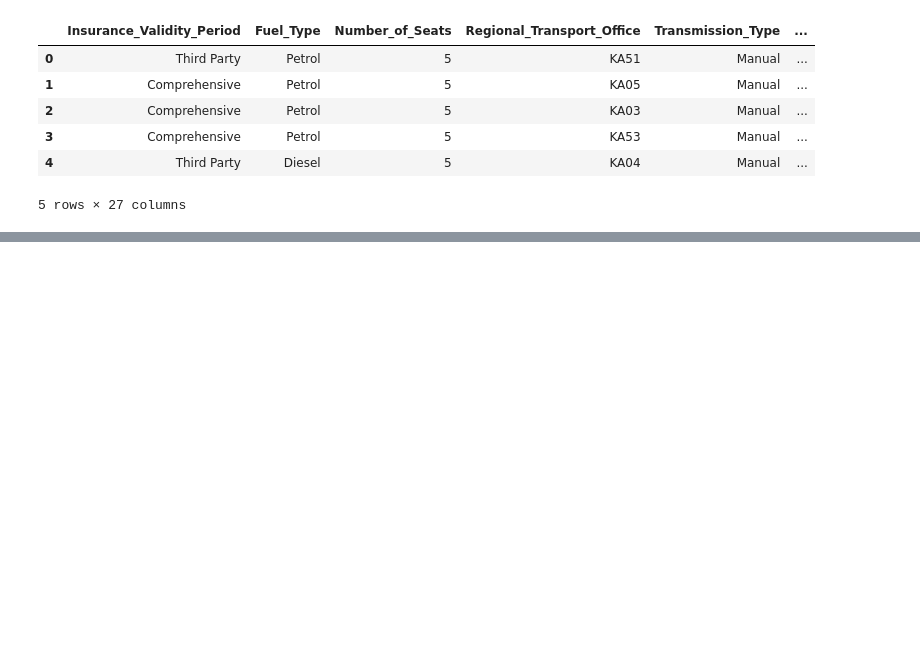
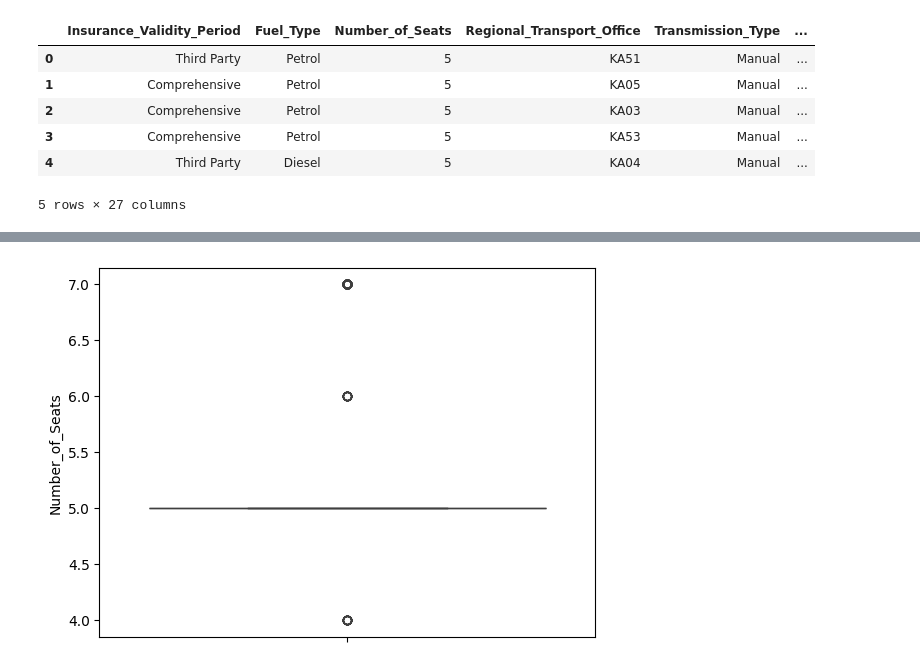
Before and after one commit to Nagasuruthi-R/car_dheko_machine_learning, a Jupyter notebook: project/Preprocessing_datas.ipynb, the cells around one changed output, grey strips where cells are left out. Saved outputs shown, nothing was run; the diff lists cells and outputs as text; code cells hidden in the pictures; blank space fills up the shorter version.

```diff
--- a/project/Preprocessing_datas.ipynb
+++ b/project/Preprocessing_datas.ipynb
@@ -849,0 +958,17 @@ print(pca.explained_variance_ratio_)
+# %%
+from scipy import stats
+
+# Assuming df is your DataFrame
+numerical_columns = ['Number_of_Seats', 'Mileage_(km/l)', 'Engine_Capacity', 'Maximum_Power', 'Torque', 'Wheel_Size', 'Kilometers_Driven', 'Number_of_Owners', 'Model_Year', 'Listed_Price', 'Actual_Price']
+
+# Calculate Z-Scores
+z_scores = stats.zscore(df[numerical_columns])
+
+# Create a DataFrame with Z-Scores
+z_df = pd.DataFrame(z_scores, columns=numerical_columns)
+
+# Find outliers (e.g., Z-score > 3 or < -3)
+outliers = (z_df.abs() > 3).any(axis=1)
+
+# Filter outliers from the original DataFrame
+df_outliers = df[outliers]
@@ -849,0 +986,9 @@ print(pca.explained_variance_ratio_)
+# %%
+# Remove outliers
+df_cleaned = df[~outliers]
+# %%
+# finding outliers
+sns.boxplot(data = df_cleaned['Number_of_Seats'])
+plt.show()
+# %% [output]
+[figure, added]
```
Also changed, not shown: parts of 36 cells of this notebook, 9 other files.
